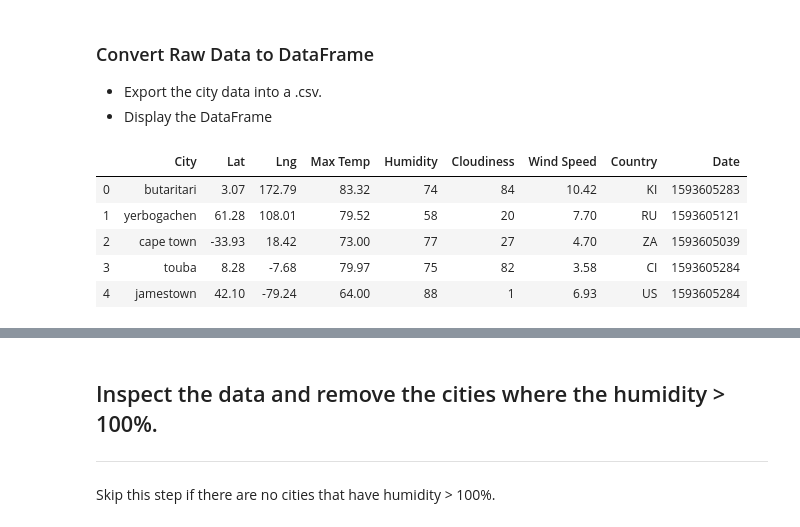
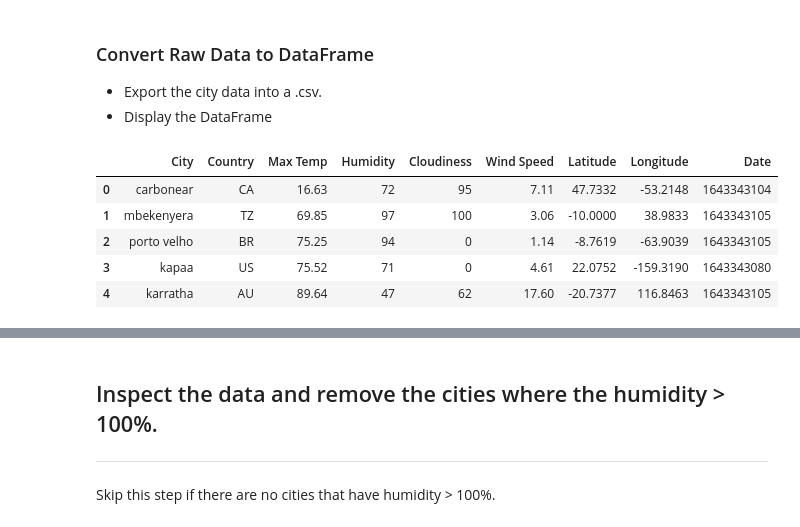
Before and after one commit to norojordan/python-api-challenge, a Jupyter notebook: WeatherPy/WeatherPy.ipynb, the cells around one changed output, grey strips where cells are left out. Drawn from its saved outputs; the diff is of its cells as text; code cells hidden in the pictures.

```diff
--- a/WeatherPy/WeatherPy.ipynb
+++ b/WeatherPy/WeatherPy.ipynb
@@ -140,23 +144,23 @@ Data Retrieval Complete
 * Display the DataFrame
 # %%
 # Create a data frame from
-weather_dict = {
-    "City": cities,
-    "Lat": lat,
-    "Lng" : lng,
-    "Max Temp": temp,
-    "Humidity" : hum,
-    "Cloudiness" : clouds,
-    "Wind Speed": wind_speed,
-    "Country": country,
-    "Date" : date
-}
-weather_df = pd.DataFrame(weather_dict)
+
+weather_df = pd.DataFrame({"City": citylist,
+                           "Country": country,
+                           "Max Temp": temp,
+                           "Humidity": humidity,
+                           "Cloudiness": clouds,
+                           "Wind Speed":wind_rate,
+                           "Latitude": lat,
+                           "Longitude": lon,
+                           "Date": date
+                          })
+
 weather_df.head()
 # %% [output]
-|  | City | Lat | Lng | Max Temp | Humidity | Cloudiness | Wind Speed | Country | Date |
-| 0 | butaritari | 3.07 | 172.79 | 83.32 | 74 | 84 | 10.42 | KI | 1593605283 |
-| 1 | yerbogachen | 61.28 | 108.01 | 79.52 | 58 | 20 | 7.70 | RU | 1593605121 |
-| 2 | cape town | -33.93 | 18.42 | 73.00 | 77 | 27 | 4.70 | ZA | 1593605039 |
-| 3 | touba | 8.28 | -7.68 | 79.97 | 75 | 82 | 3.58 | CI | 1593605284 |
-| 4 | jamestown | 42.10 | -79.24 | 64.00 | 88 | 1 | 6.93 | US | 1593605284 |
+|  | City | Country | Max Temp | Humidity | Cloudiness | Wind Speed | Latitude | Longitude | Date |
+| 0 | carbonear | CA | 16.63 | 72 | 95 | 7.11 | 47.7332 | -53.2148 | 1643343104 |
+| 1 | mbekenyera | TZ | 69.85 | 97 | 100 | 3.06 | -10.0000 | 38.9833 | 1643343105 |
+| 2 | porto velho | BR | 75.25 | 94 | 0 | 1.14 | -8.7619 | -63.9039 | 1643343105 |
+| 3 | kapaa | US | 75.52 | 71 | 0 | 4.61 | 22.0752 | -159.3190 | 1643343080 |
+| 4 | karratha | AU | 89.64 | 47 | 62 | 17.60 | -20.7377 | 116.8463 | 1643343105 |
```
Also changed, not shown: parts of 16 cells of this notebook.
